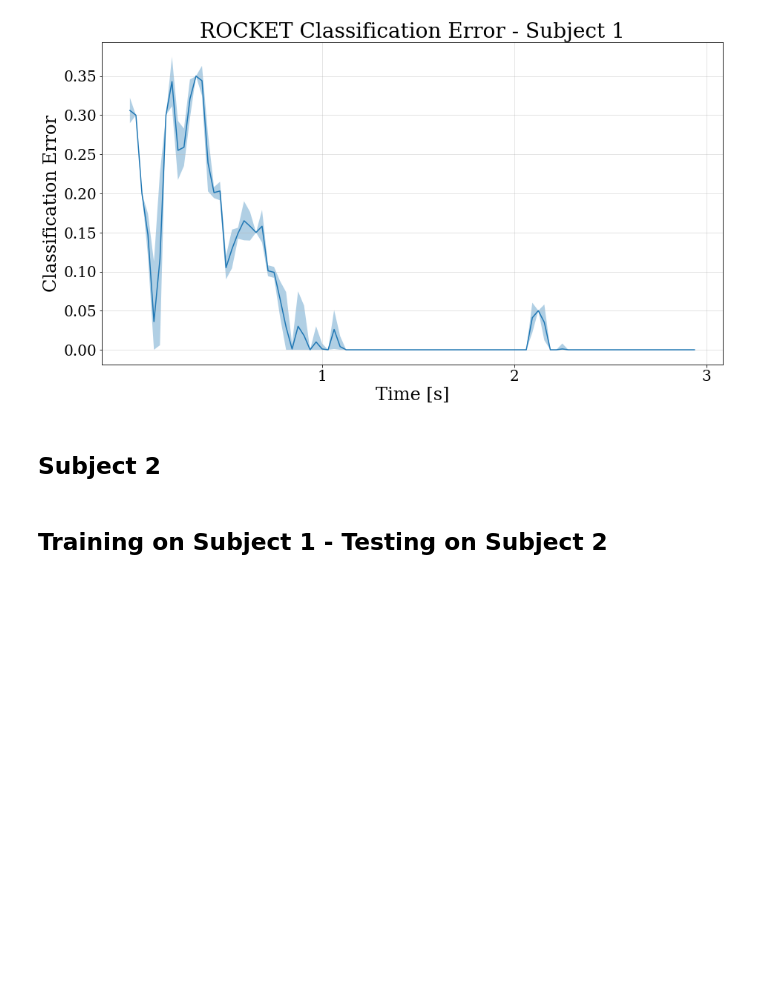
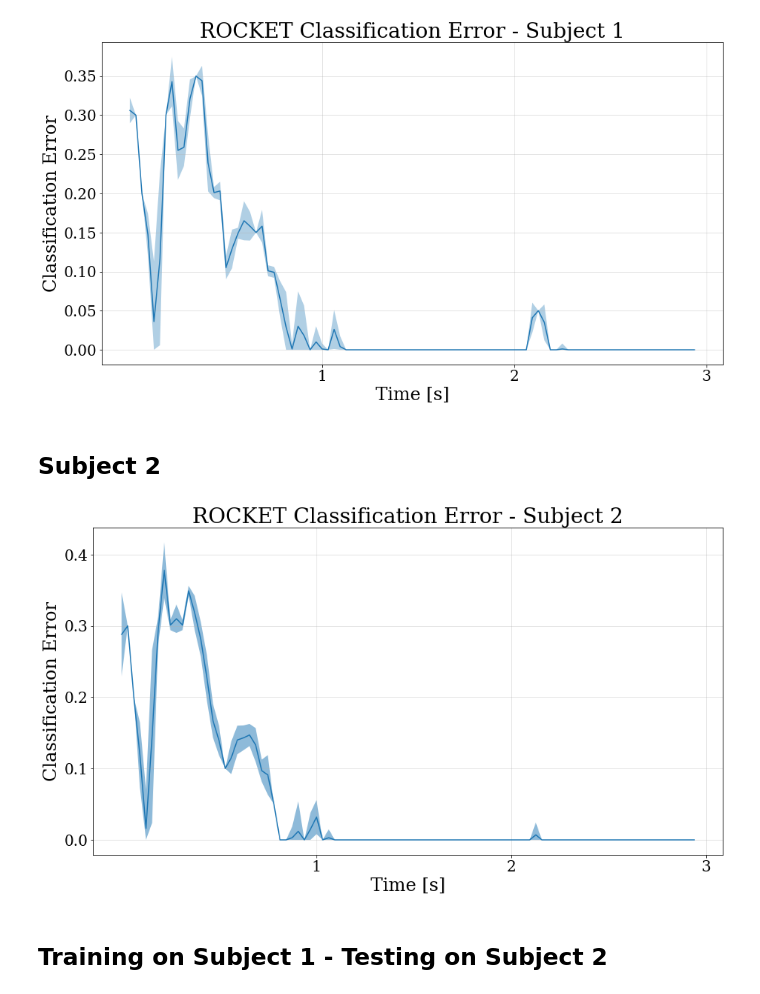
Before and after one commit to MachineLearningJournalClub/SSVEP_IEEE_SMC_2021, a Jupyter notebook: Code/ROCKET/Plotting.ipynb, the cells around one changed output. Saved outputs shown, nothing was run; the diff lists cells and outputs as text; code cells hidden in the pictures; blank space fills up the shorter version.

Commit message:
Subject 2 ROCKET

```diff
--- a/Code/ROCKET/Plotting.ipynb
+++ b/Code/ROCKET/Plotting.ipynb
@@ -52,30 +52,32 @@ diff_std = class_error_2-subj_2_std_scores
 # %%
 plt.rc('font', family='serif')
 plt.rc('xtick', labelsize=20)
 plt.rc('ytick', labelsize=20)
 plt.rc('legend',fontsize = 20)
 
 fig, ax = plt.subplots(figsize = (15,8))
 
 fig.canvas.draw()
 
 ax.plot(class_error_2)
 ax.fill_between(np.array([i for i in range(0,95)]),
                  diff_std.clip(min = 0),
                  class_error_2+subj_2_std_scores, alpha = 0.5)
 ax.grid(alpha = 0.4)
-ax.set_title("ROCKET Classification Error - Subject 1", fontsize = 28)
+ax.set_title("ROCKET Classification Error - Subject 2", fontsize = 28)
 ax.set_ylabel("Classification Error", fontsize = 24)
 ax.set_xlabel("Time [s]" , fontsize = 24)
 ax.set_xticks([32,64,96])
 labels = [item.get_text() for item in ax.get_xticklabels()]
 labels[0] = '1'
 labels[1] = '2'
 labels[2] = '3'
 
 ax.set_xticklabels(labels)
-
+plt.savefig("ROCKET_Class_Err_Subj_2.png", dpi = 600, transparent = True)
 plt.show()
+# %% [output]
+[figure, added]
 # %% [markdown]
 ## Training on Subject 1 - Testing on Subject 2
 # %%
```
Also changed, not shown: parts of 1 cell of this notebook, 4 other files.
